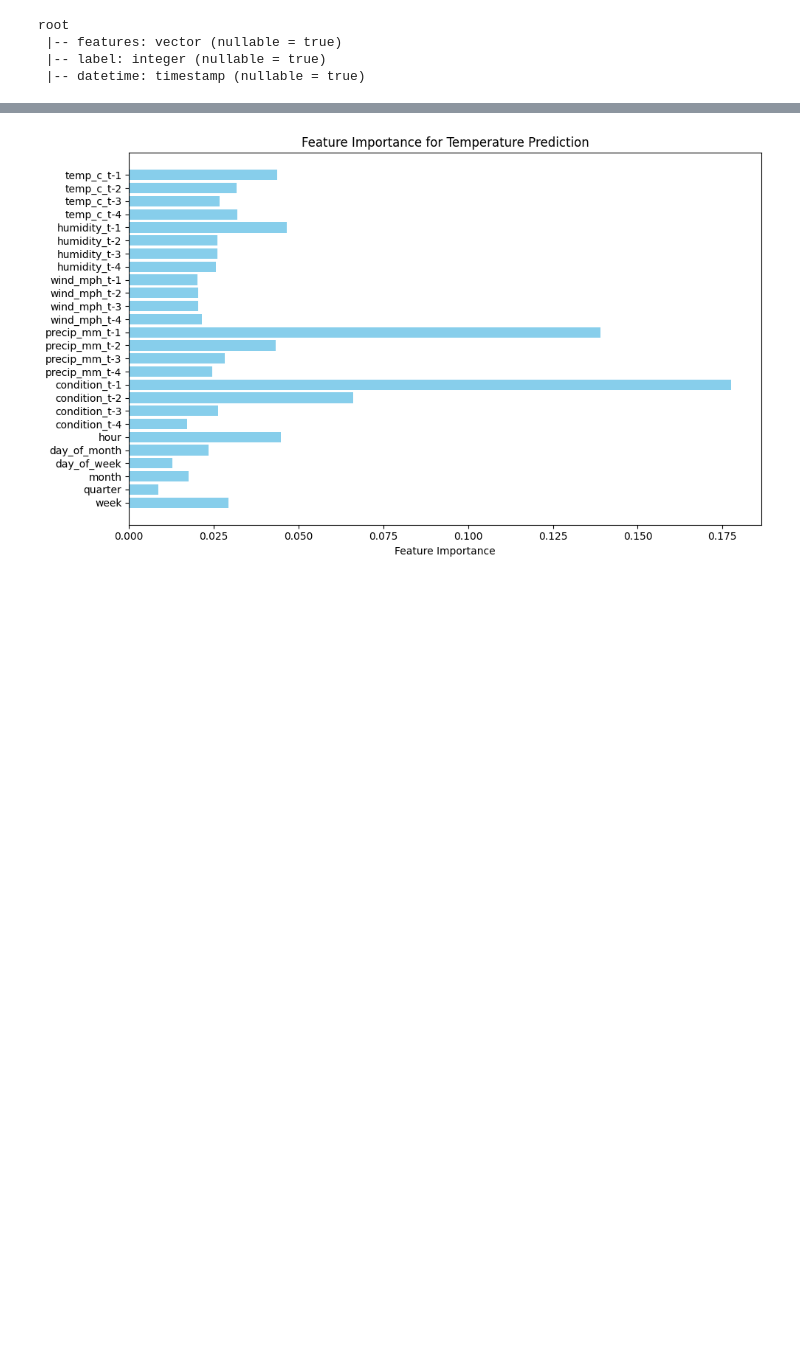
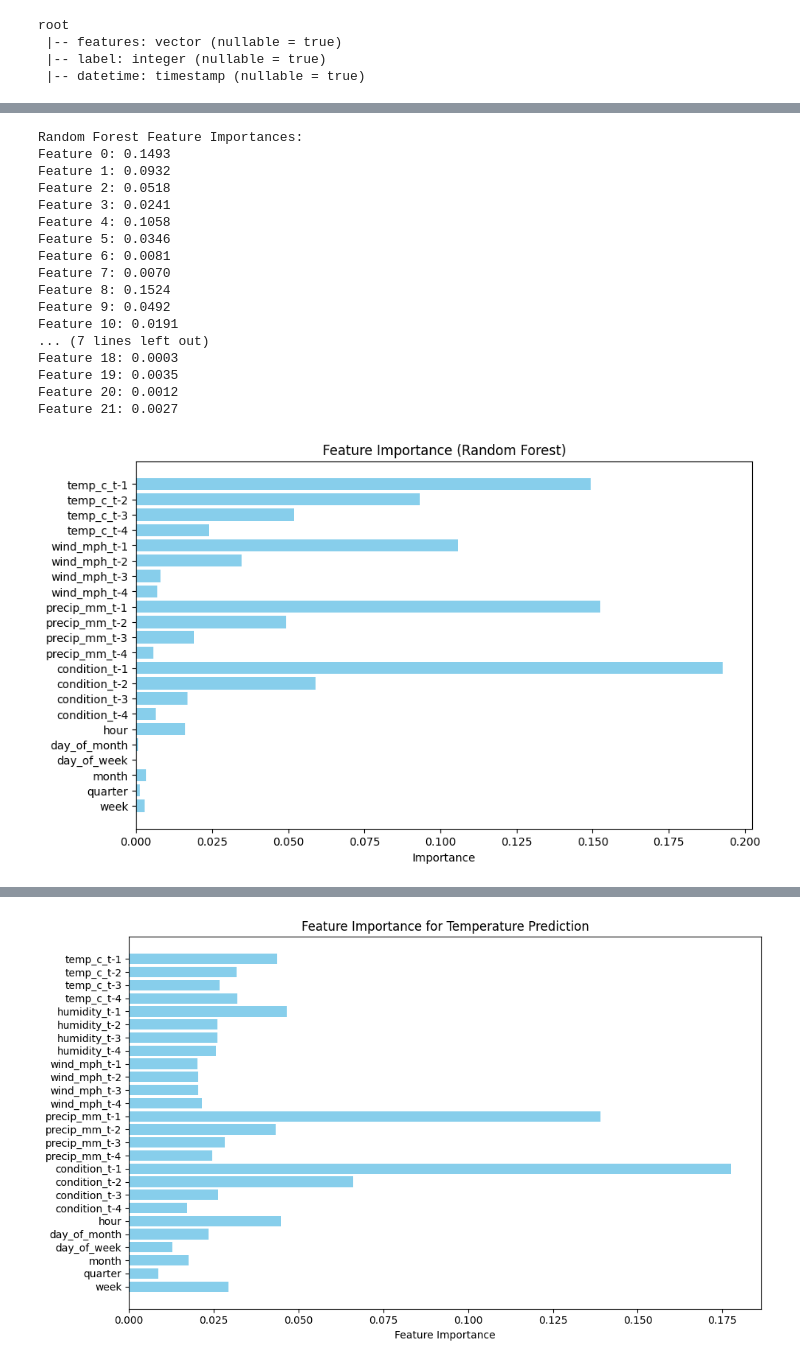
Before and after one commit to hoandkjxhbfhk/project, a Jupyter notebook: Weather_data/conditionpredict.ipynb, the cells around one changed output, grey strips where cells are left out. Drawn from its saved outputs; the diff is of its cells as text; code cells hidden in the pictures; blank space fills up the shorter version.

```diff
--- a/Weather_data/conditionpredict.ipynb
+++ b/Weather_data/conditionpredict.ipynb
@@ -30,7 +30,7 @@ from sklearn.model_selection import train_test_split
 from sklearn.preprocessing import StandardScaler
 from sklearn.metrics import mean_squared_error
 # %%
-spark = SparkSession.builder.config("spark.driver.memory", "4g").config("spark.executor.memory", "4g").appName("predictc").getOrCreate()
+spark = SparkSession.builder.config("spark.driver.memory", "4g").config("spark.executor.memory", "4g").appName("predictddc").getOrCreate()
 # %%
 # Đọc dữ liệu từ file parquet
 parquet_path = "/home/hoan123/project-master/weather_data_transformed2024.csv"
@@ -88,7 +90,7 @@ from pyspark.sql.functions import udf
 from pyspark.sql.types import IntegerType
 
 def map_condition(condition):
-    return condition_to_index.get(condition, -1)  # Trả về -1 nếu không tìm thấy giá trị phù hợp
+    return condition_to_index.get(condition, 7)  # Trả về -1 nếu không tìm thấy giá trị phù hợp
 
 map_condition_udf = udf(map_condition, IntegerType())
 
@@ -278,7 +280,7 @@ from pyspark.ml.evaluation import MulticlassClassificationEvaluator
 
 # === Random Forest ===
 # Khởi tạo mô hình Random Forest với tham số cố định
-rf = RandomForestClassifier(labelCol="label", featuresCol="features", numTrees=100, maxDepth=27)
+rf = RandomForestClassifier(labelCol="label", featuresCol="features", numTrees=100, maxDepth=8)
 
 # Huấn luyện mô hình Random Forest
 rf_model = rf.fit(train_data)
@@ -340,0 +361,42 @@ Py4JJavaError: An error occurred while calling o667.fit.
+# %%
+import matplotlib.pyplot as plt
+import numpy as np
+
+# === Feature Importance (Random Forest) ===
+rf_feature_importances = rf_model.featureImportances
+
+# In ra thông tin về feature importances
+print("Random Forest Feature Importances:")
+for idx, importance in enumerate(rf_feature_importances):
+    print(f"Feature {idx}: {importance:.4f}")
+
+# Chuyển danh sách features thành mảng để vẽ
+features = feature_cols  # Đảm bảo feature_cols đã được định nghĩa ở phần trước
+importances = np.array(rf_feature_importances)
+
+# Vẽ biểu đồ
+plt.figure(figsize=(10, 6))
+plt.barh(features, importances, color='skyblue')
+plt.xlabel('Importance')
+plt.title('Feature Importance (Random Forest)')
+plt.gca().invert_yaxis()  # Đảo ngược trục y để feature quan trọng nhất ở trên
+plt.show()
+# %% [output]
+Random Forest Feature Importances:
+Feature 0: 0.1493
+Feature 1: 0.0932
+Feature 2: 0.0518
+Feature 3: 0.0241
+Feature 4: 0.1058
+Feature 5: 0.0346
+Feature 6: 0.0081
+Feature 7: 0.0070
+Feature 8: 0.1524
+Feature 9: 0.0492
+Feature 10: 0.0191
+... (7 lines left out)
+Feature 18: 0.0003
+Feature 19: 0.0035
+Feature 20: 0.0012
+Feature 21: 0.0027
+[figure, added]
```
Also changed, not shown: parts of 13 cells of this notebook.
